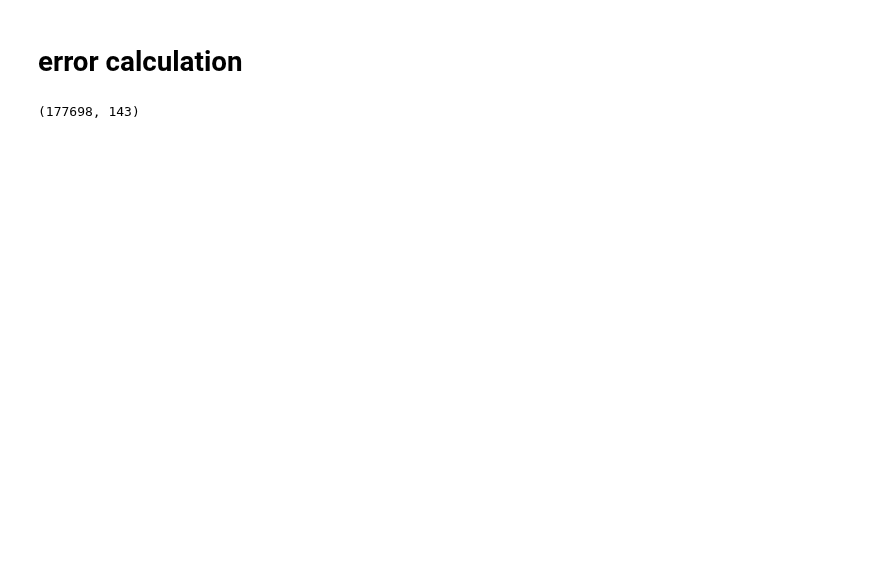
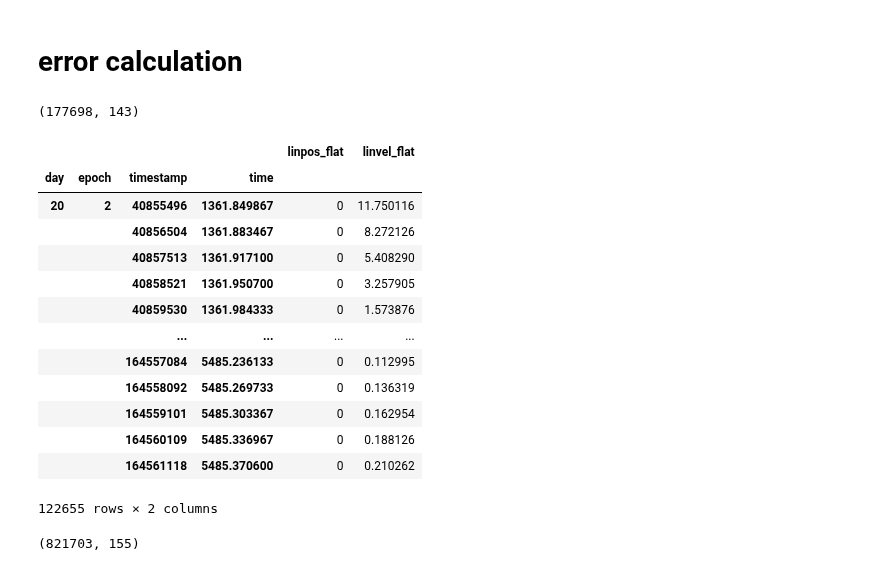
Before and after one commit to trevortknguyen/spykshrk_realtime, a Jupyter notebook: jupyter-notebooks/realtime_replay_matching.ipynb, the cells around one changed output. Drawn from its saved outputs; the diff is of its cells as text; code cells hidden in the pictures; blank space fills up the shorter version.

```diff
--- a/jupyter-notebooks/realtime_replay_matching.ipynb
+++ b/jupyter-notebooks/realtime_replay_matching.ipynb
@@ -585,6 +766,60 @@ post_error_plot1 = post_error_plot1[post_error_plot1['real_vel']>5]
 post_error_plot1.shape
 # %% [output]
 (177698, 143)
+# %%
+binned_linear_pos
+# %% [output]
+|  |  |  |  | linpos_flat | linvel_flat |
+| day | epoch | timestamp | time |  |  |
+| 20 | 2 | 40855496 | 1361.849867 | 0 | 11.750116 |
+|  |  | 40856504 | 1361.883467 | 0 | 8.272126 |
+|  |  | 40857513 | 1361.917100 | 0 | 5.408290 |
+|  |  | 40858521 | 1361.950700 | 0 | 3.257905 |
+|  |  | 40859530 | 1361.984333 | 0 | 1.573876 |
+|  |  | ... | ... | ... | ... |
+|  |  | 164557084 | 5485.236133 | 0 | 0.112995 |
+|  |  | 164558092 | 5485.269733 | 0 | 0.136319 |
+|  |  | 164559101 | 5485.303367 | 0 | 0.162954 |
+|  |  | 164560109 | 5485.336967 | 0 | 0.188126 |
+|  |  | 164561118 | 5485.370600 | 0 | 0.210262 |
+122655 rows × 2 columns
+# %%
+#calculate max for offline posteriors
+post_to_merge = posteriors2.copy()
+
+#calculate posterior max
+post_to_merge1 = post_to_merge.drop(['num_spikes','dec_bin','ripple_grp'], axis=1)
+post_to_merge1.fillna(0,inplace=True)
+post_to_merge1['posterior_max'] = post_to_merge1.idxmax(axis=1)
+post_to_merge1['posterior_max'] = post_to_merge1['posterior_max'].str.replace('x','')
+post_to_merge1['posterior_max'] = post_to_merge1['posterior_max'].astype(int)
+
+#post_to_merge.reset_index(level=['timestamp'],inplace=True)
+post_to_merge1.reset_index(inplace=True)
+post_to_merge1['timestamp1']=post_to_merge1['timestamp']
+
+#calculate posterior max
+
+#post_to_merge.set_index('timestamp', append=True, inplace=True)
+#post_to_merge.set_index('dat','epoch','timestamp', 'time',append=True, inplace=True)
+#post_to_merge1 = post_to_merge.reorder_levels(['day', 'epoch', 'timestamp', 'time'])
+post_to_merge1
+
+pos_vel = binned_linear_pos.copy()
+pos_vel1 = pos_vel.reset_index()
+pos_vel1['timestamp1'] = pos_vel1['timestamp']
+pos_vel2 = pos_vel1.drop(['day','epoch','time','timestamp'], axis=1)
+
+posterior_with_pos_vel = pd.merge_asof(post_to_merge1,pos_vel2,on='timestamp1',direction='nearest')
+posterior_with_pos_vel['error_cm'] = abs(posterior_with_pos_vel['posterior_max']-posterior_with_pos_vel['linpos_flat'])*5
+posterior_with_pos_vel
+
+post_error_plot_off = posterior_with_pos_vel.copy()
+#post_error_plot_off = post_error_plot[100:821700]
+#post_error_plot_off = post_error_plot_off[post_error_plot_off['linvel_flat']>4]
+post_error_plot_off.shape
+# %% [output]
+(821703, 155)
 # %%
 %matplotlib notebook
 # plot decoded max posterior and real position
```
Also changed, not shown: parts of 16 cells of this notebook, 1 other file.
